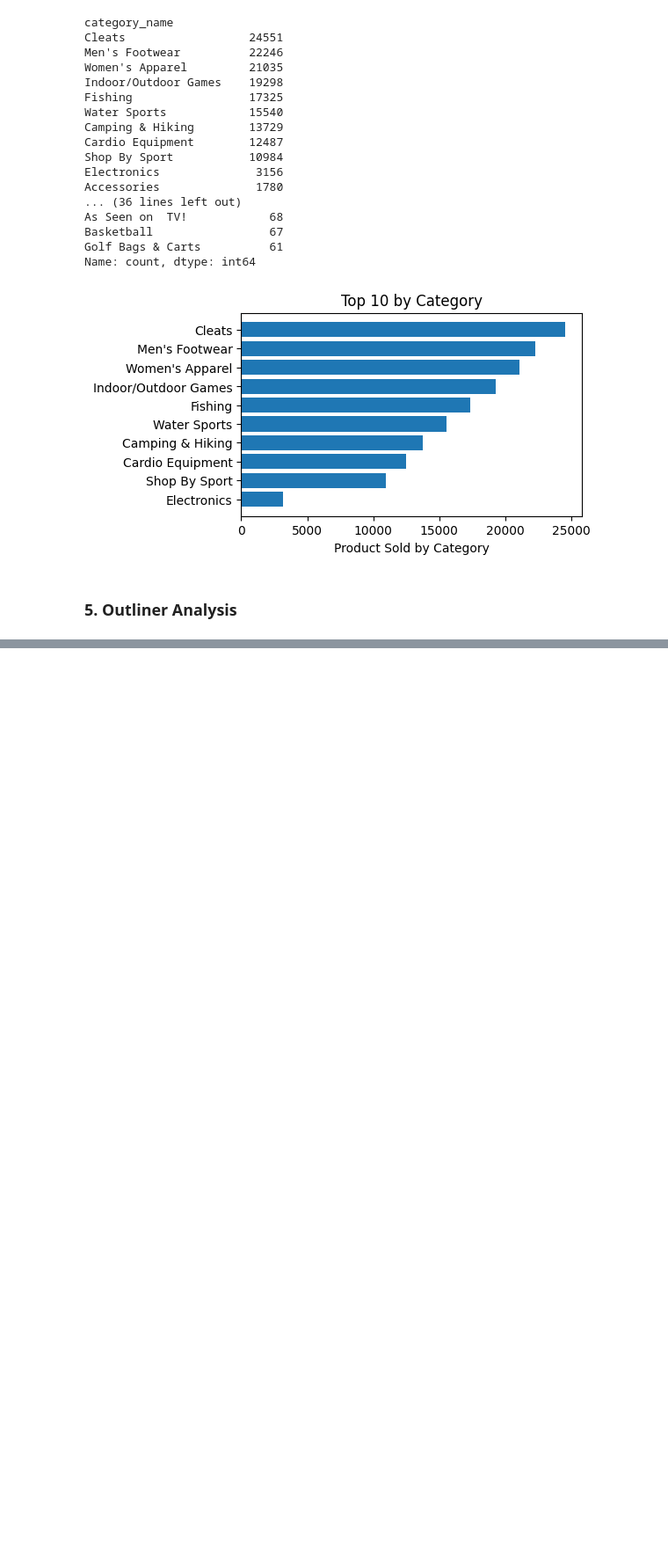
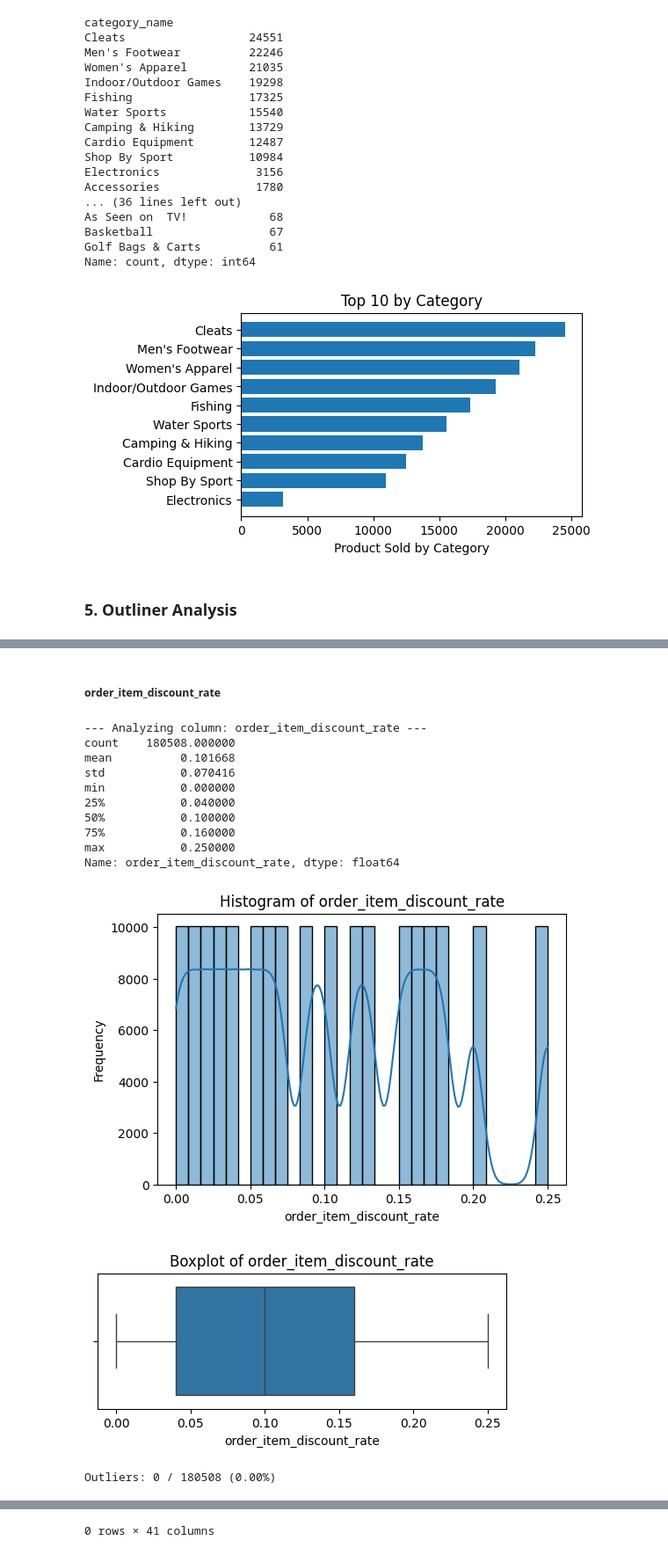
Before and after one commit to nh-adorie/scm-co-smart-project, a Jupyter notebook: notebook/eda.ipynb, the cells around one changed output, grey strips where cells are left out. Shown: that part at 88% size. Drawn from its saved outputs; the diff is of its cells as text; code cells hidden in the pictures; blank space fills up the shorter version.

```diff
--- a/notebook/eda.ipynb
+++ b/notebook/eda.ipynb
@@ -511,0 +543,18 @@ Outliers: 17300 / 180508 (9.58%)
+# %% [markdown]
+##### order_item_discount_rate
+# %%
+analyze_column(df, 'order_item_discount_rate', iqr_factor=1.5, bins=30)
+# %% [output]
+--- Analyzing column: order_item_discount_rate ---
+count    180508.000000
+mean          0.101668
+std           0.070416
+min           0.000000
+25%           0.040000
+50%           0.100000
+75%           0.160000
+max           0.250000
+Name: order_item_discount_rate, dtype: float64
+[figure, added]
+[figure, added]
+Outliers: 0 / 180508 (0.00%)
@@ -511,0 +562 @@ Outliers: 17300 / 180508 (9.58%)
+0 rows × 41 columns
```
Also changed, not shown: parts of 20 cells of this notebook.
